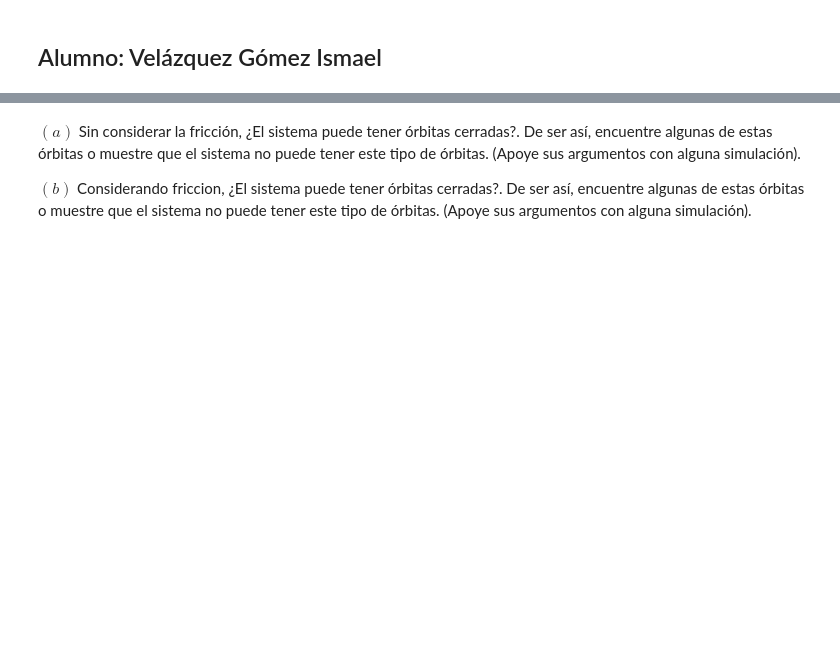
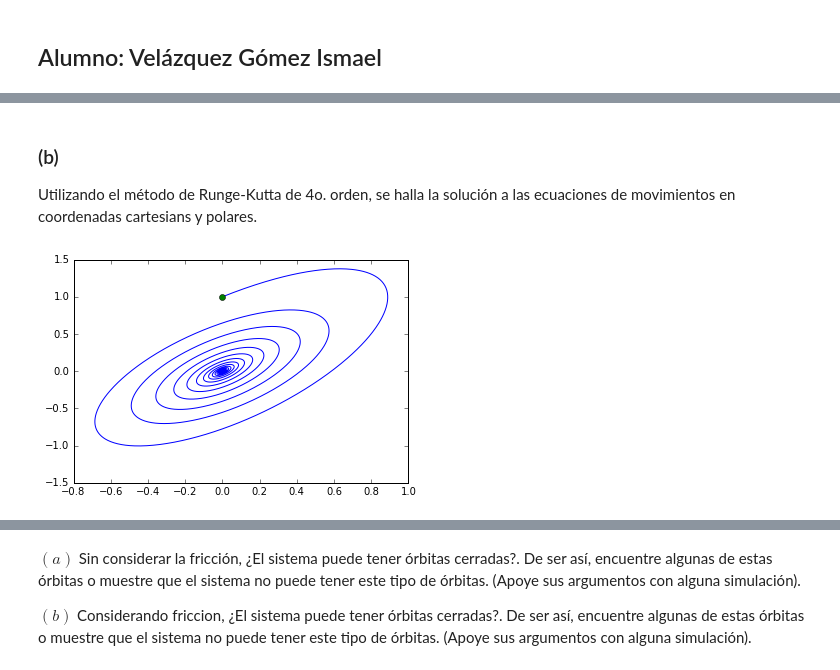
Before and after one commit to iselplabo93/Examenes, a Jupyter notebook: Examen1.ipynb, the cells around one changed output, grey strips where cells are left out. Cells and saved outputs as stored; diff of their text form; code cells hidden in the pictures; blank space fills up the shorter version.

```diff
--- a/Examen1.ipynb
+++ b/Examen1.ipynb
@@ -16,0 +106,12 @@ $(e)$ Tome de manera arbitraria alguna condici ́on inicial y dibuje el espacio
+# %%
+#Ahora se define la ecuacion de movimiento en coordenadas cartesianas, con m=1, gamma=0.1, mu=0.2
+def ec_mov_car(u_v,t,m=1,gamma=0.1,mu=0.2,k=1): #u_v=(u_1=x,v_1=y,u_2=vx,v_2=vy)=(0,1,2,3)
+    norma_v=sqrt(u_v[2]**2+u_v[3]**2)
+    du_1,dv_1=u_v[2],u_v[3] #dx=du_1=u_2=vx,dy=dv_1=v_2=vy
+    if norma_v <1:
+        du_2=-(k/m)*u_v[0]-(gamma/m)*u_v[2]
+        dv_2=-(k/m)*u_v[1]-(gamma/m)*u_v[3]
+    else:
+        du_2=-(k/m)*u_v[0]-(mu/m)*sqrt(norma_v)*u_v[2]
+        dv_2=-(k/m)*u_v[1]-(mu/m)*sqrt(norma_v)*u_v[3]
+    return array([du_1,dv_1,du_2,dv_2])
@@ -16,0 +130,36 @@ $(e)$ Tome de manera arbitraria alguna condici ́on inicial y dibuje el espacio
+# %% [markdown]
+### (b)
+
+Utilizando el método de Runge-Kutta de 4o. orden, se halla la solución a las ecuaciones de movimientos en coordenadas cartesians y polares.
+# %%
+#Se define el método de Runge Kutta de 4o orden
+def rk4(ec,p_ini,x,args=0,h=0.01): #Runge Kutta de cuarto orden
+    if (x[1]-x[0])<=5*h:
+        h=(x[1]-x[0])/10
+    tiempos=arange(x[0],x[1]+h,h)
+    sol=zeros((len(tiempos),len(p_ini)))
+    sol[0,:]=p_ini
+    if args==0:
+        for i in xrange(len(tiempos)-1):
+            k1=ec(sol[i,:],tiempos[i])
+            k2=ec(sol[i,:]+0.5*h*k1,tiempos[i]+0.5*h)
+            k3=ec(sol[i,:]+0.5*h*k2,tiempos[i]+0.5*h)
+            k4=ec(sol[i,:]+h*k3,tiempos[i]+h)
+        #evaluando en el i-esimo
+            sol[i+1,:]=sol[i,:]+(h/6.)*(k1+2*k2+2*k3+k4) #cero no esta involucrado, esta en cuenta en p_ini
+    else:
+        for i in xrange(len(tiempos)-1):
+            k1=ec(sol[i,:],tiempos[i],args)
+            k2=ec(sol[i,:]+0.5*h*k1,tiempos[i]+0.5*h,args)
+            k3=ec(sol[i,:]+0.5*h*k2,tiempos[i]+0.5*h,args)
+            k4=ec(sol[i,:]+h*k3,tiempos[i]+h,args)
+            sol[i+1,:]=sol[i,:]+(h/6.)*(k1+2*k2+2*k3+k4)
+    return tiempos,sol
+# %%
+#La solucion en coordenadas cartesianas con condiciones iniciales (x,y,vx,vy)=(0,1,1,1)
+t_car,sol_car=rk4(ec_mov_car,[0,1,1,1],[0,150])
+plot(sol_car[:,0],sol_car[:,1])
+plot(0,1,'o')
+show()
+# %% [output]
+[figure, added]
```
Also changed, not shown: parts of 17 cells of this notebook.
